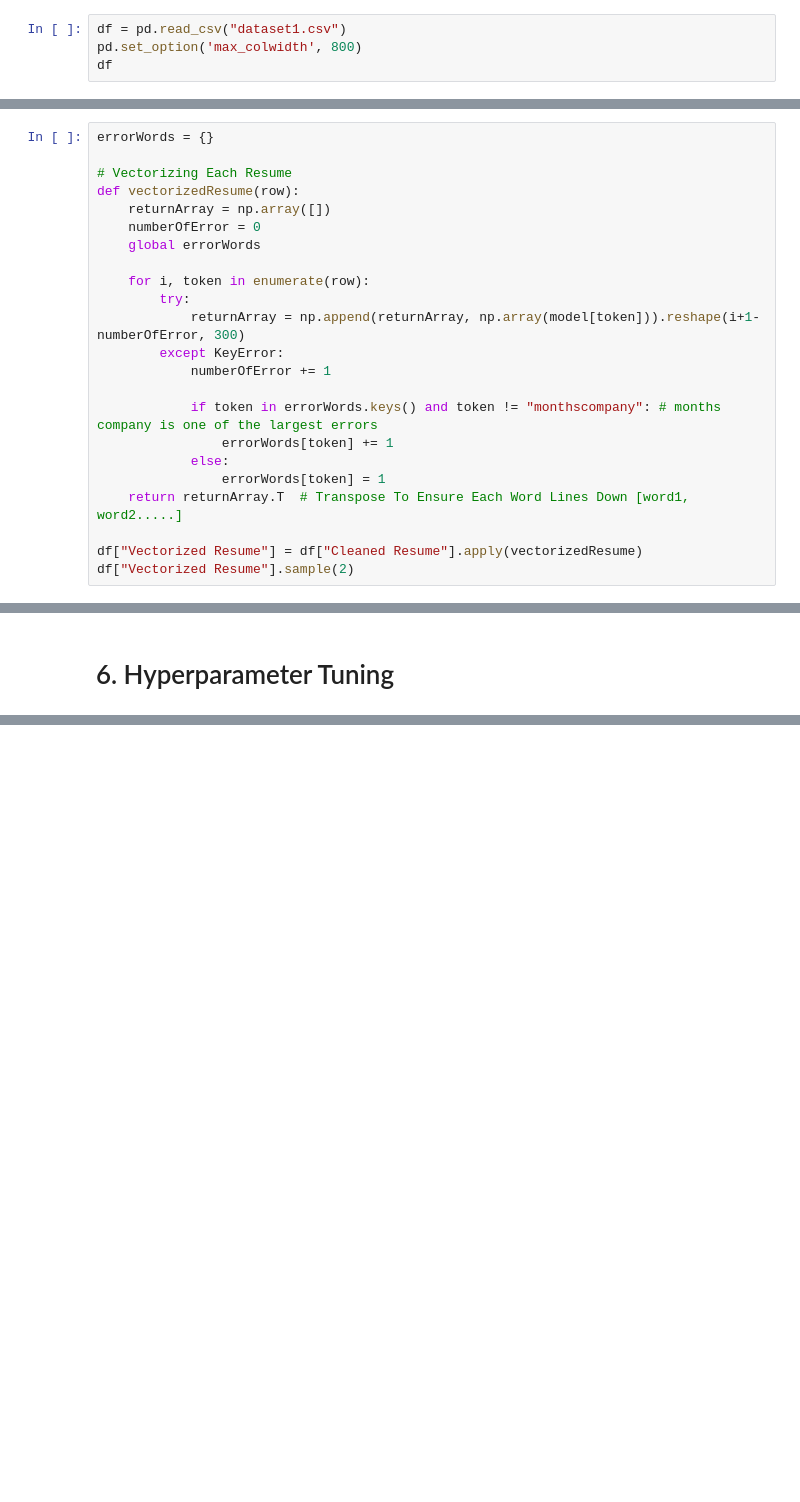
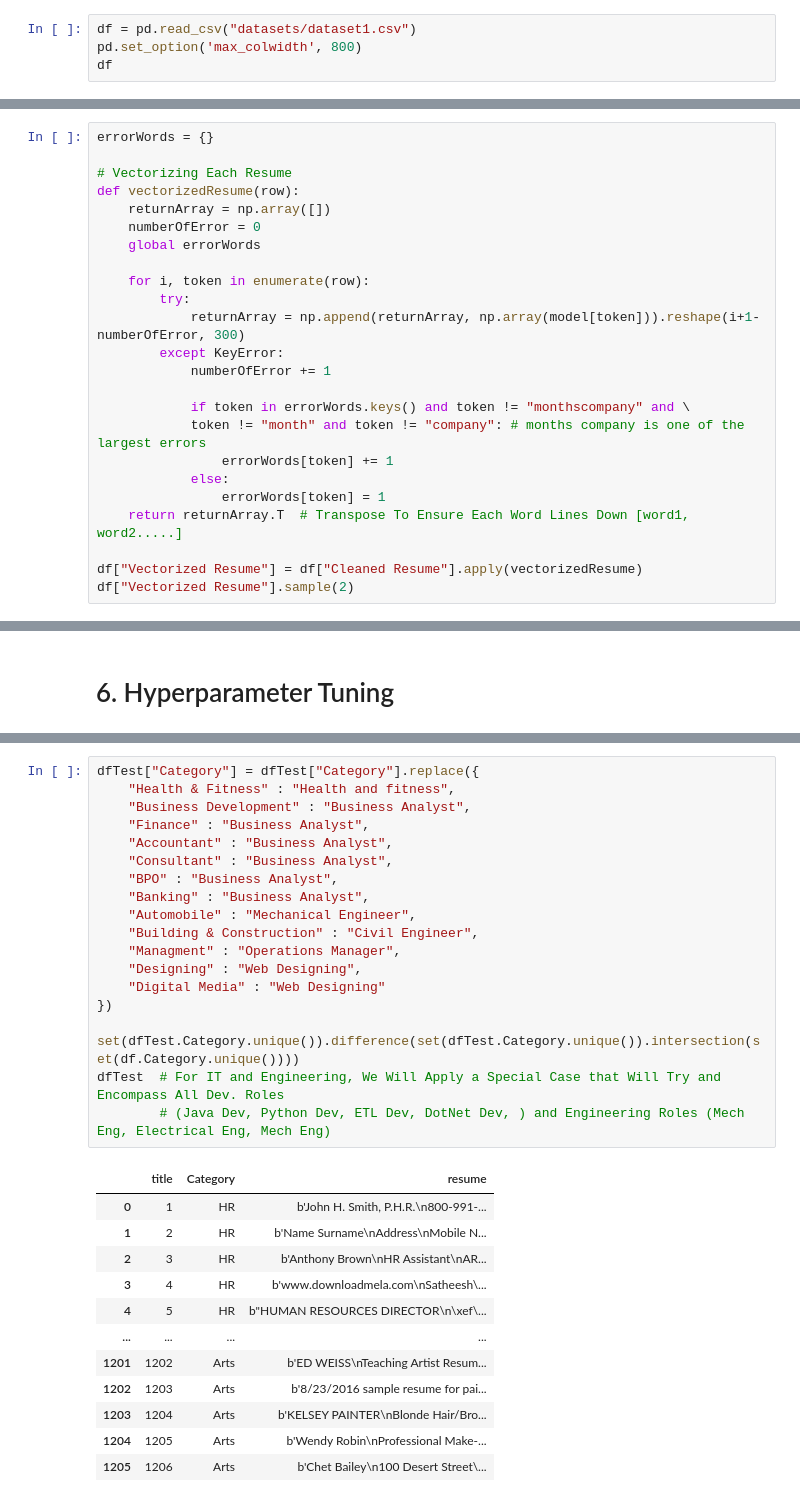
Before and after one commit to LTCinterns2023/resumeML, a Jupyter notebook: backend/model/modelCNN.ipynb, the cells around one changed output, grey strips where cells are left out. Drawn from its saved outputs; the diff is of its cells as text; blank space fills up the shorter version.

```diff
--- a/backend/model/modelCNN.ipynb
+++ b/backend/model/modelCNN.ipynb
@@ -13,7 +14,7 @@ from sklearn.model_selection import train_test_split
 # %% [markdown]
 # 1. Data Exploration and Visualization
 # %%
-df = pd.read_csv("dataset1.csv")
+df = pd.read_csv("datasets/dataset1.csv")
 pd.set_option('max_colwidth', 800)
 df
 # %% [output]
@@ -205,7 +206,8 @@ def vectorizedResume(row):
         except KeyError:
             numberOfError += 1
 
-            if token in errorWords.keys() and token != "monthscompany": # months company is one of the largest errors
+            if token in errorWords.keys() and token != "monthscompany" and \
+            token != "month" and token != "company": # months company is one of the largest errors
                 errorWords[token] += 1
             else:
                 errorWords[token] = 1
@@ -367,0 +480,32 @@ INFO:tensorflow:Assets written to: ram://9217c0db-690d-4de0-a37b-c3b431b6ecda/as
+# %%
+dfTest["Category"] = dfTest["Category"].replace({
+    "Health & Fitness" : "Health and fitness",
+    "Business Development" : "Business Analyst",
+    "Finance" : "Business Analyst",
+    "Accountant" : "Business Analyst",
+    "Consultant" : "Business Analyst",
+    "BPO" : "Business Analyst",
+    "Banking" : "Business Analyst",
+    "Automobile" : "Mechanical Engineer",
+    "Building & Construction" : "Civil Engineer",
+    "Managment" : "Operations Manager",
+    "Designing" : "Web Designing",
+    "Digital Media" : "Web Designing"
+})
+
+set(dfTest.Category.unique()).difference(set(dfTest.Category.unique()).intersection(set(df.Category.unique())))
+dfTest  # For IT and Engineering, We Will Apply a Special Case that Will Try and Encompass All Dev. Roles
+        # (Java Dev, Python Dev, ETL Dev, DotNet Dev, ) and Engineering Roles (Mech Eng, Electrical Eng, Mech Eng)
+# %% [output]
+|  | title | Category | resume |
+| 0 | 1 | HR | b'John H. Smith, P.H.R.\n800-991-... |
+| 1 | 2 | HR | b'Name Surname\nAddress\nMobile N... |
+| 2 | 3 | HR | b'Anthony Brown\nHR Assistant\nAR... |
+| 3 | 4 | HR | b'www.downloadmela.com\nSatheesh\... |
+| 4 | 5 | HR | b"HUMAN RESOURCES DIRECTOR\n\xef\... |
+| ... | ... | ... | ... |
+| 1201 | 1202 | Arts | b'ED WEISS\nTeaching Artist Resum... |
+| 1202 | 1203 | Arts | b'8/23/2016 sample resume for pai... |
+| 1203 | 1204 | Arts | b'KELSEY PAINTER\nBlonde Hair/Bro... |
+| 1204 | 1205 | Arts | b'Wendy Robin\nProfessional Make-... |
+| 1205 | 1206 | Arts | b'Chet Bailey\n100 Desert Street\... |
```
Also changed, not shown: parts of 22 cells of this notebook, 56 other files.
